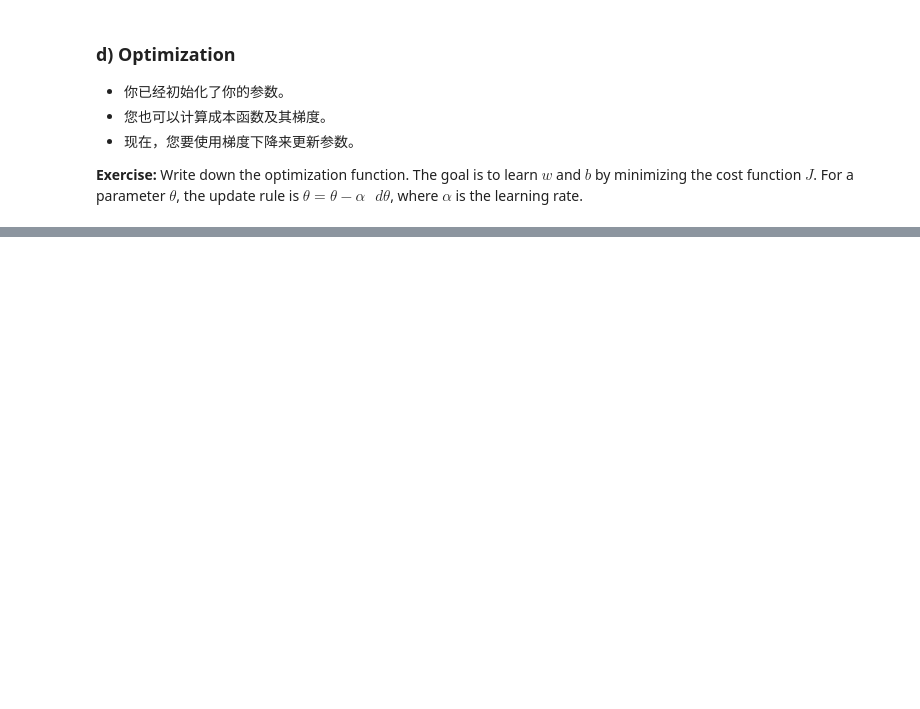
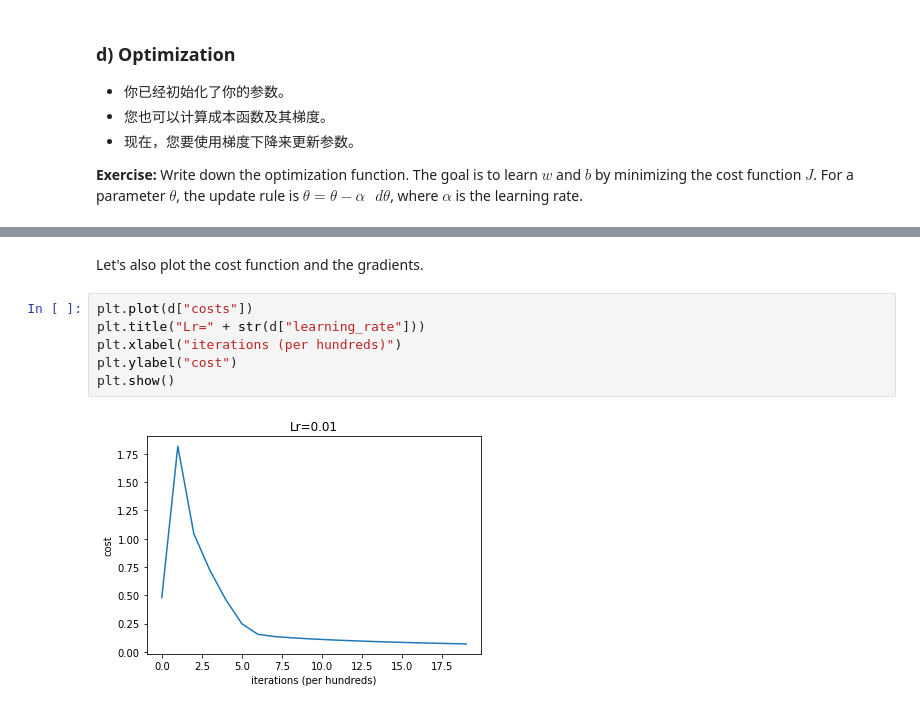
Before and after one commit to CPALyth/AndrewNg_DL_Assignment, a Jupyter notebook: 1 神经网络和深度学习/Week2 神经网络基础/任务2/任务2.ipynb, the cells around one changed output, grey strips where cells are left out. Saved outputs shown, nothing was run; the diff lists cells and outputs as text; blank space fills up the shorter version.

```diff
--- a/1 神经网络和深度学习/Week2 神经网络基础/任务2/任务2.ipynb
+++ b/1 神经网络和深度学习/Week2 神经网络基础/任务2/任务2.ipynb
@@ -228,0 +368,10 @@ cost= 1.2402453763962036
+# %% [markdown]
+Let's also plot the cost function and the gradients.
+# %%
+plt.plot(d["costs"])
+plt.title("Lr=" + str(d["learning_rate"]))
+plt.xlabel("iterations (per hundreds)")
+plt.ylabel("cost")
+plt.show()
+# %% [output]
+[figure, added]
```
Also changed, not shown: parts of 25 cells of this notebook, 4 other files.
